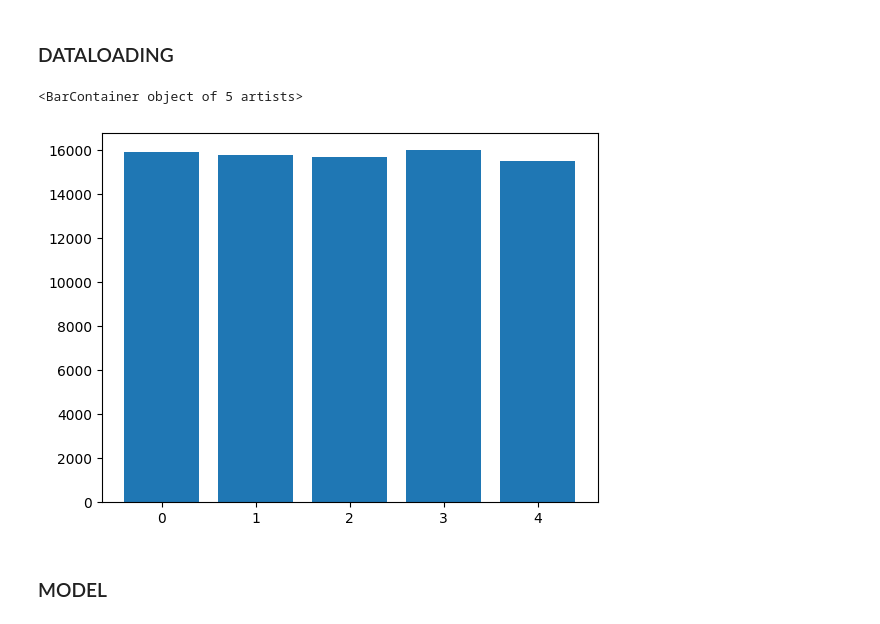
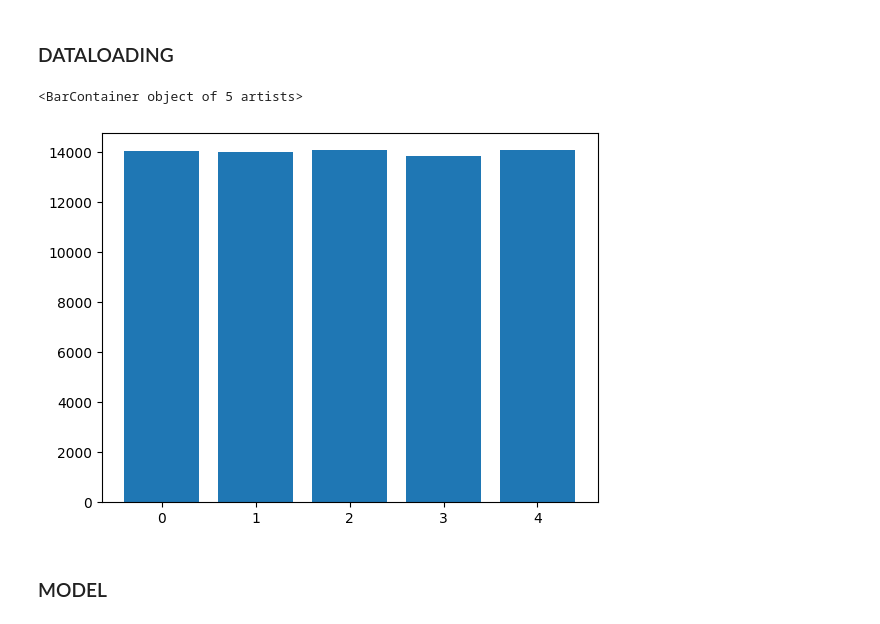
Before and after one commit to xl-Mu/ECG-Heartbeat-Categorization, a Jupyter notebook: CNN Model.ipynb, the cells around one changed output. Drawn from its saved outputs; the diff is of its cells as text; code cells hidden in the pictures.

```diff
--- a/CNN Model.ipynb
+++ b/CNN Model.ipynb
@@ -191,31 +206,20 @@ class ECGDataset(torch.utils.data.Dataset):
 # %%
 X_mean = train_data.iloc[:, :-1].to_numpy().mean()
 X_std = train_data.iloc[:, :-1].to_numpy().std()
+y_np = train_data.iloc[:, -1].to_numpy()
+
+X_norm = train_data.iloc[:, :-1].to_numpy() - X_mean
+X_norm *= 1/X_std
-# %%
-# https://stackoverflow.com/questions/67799246/weighted-random-sampler-oversample-or-undersample
-def undersample_weights(signals, nclasses):
-    n_images = len(signals)
-    # count_per_class = [0] * nclasses
-    _, count_per_class = np.unique(signals.iloc[:, -1], return_counts=True)
-
-    weight_per_class = [0.] * nclasses
-    for i in range(nclasses):
-        weight_per_class[i] = float(n_images) / float(count_per_class[i])
-
-    weights = [0] * n_images
-    for idx, image_class in enumerate(signals.iloc[:, -1]):
-        weights[idx] = weight_per_class[int(image_class)]
-    return weights
 # %%
-train_df, test_df = train_test_split(train_data, test_size=0.1, shuffle=True)
+X_train, X_test, y_train, y_test = train_test_split(X_norm, y_np, test_size=0.2, shuffle=True)
 # %%
 transform_data = transforms.Compose([
-    transforms.ToTensor(),
+    # transforms.ToTensor(),
     transforms.Normalize((X_mean,), (X_std,))
 ])
 
 # Train Dataloader
-ecg_train_dataset = ECGDataset(train_df, transform=transform_data)
+ecg_train_dataset = ECGDataset(X_train, y_train) #, transform=transform_data)
 
 train_weights = torch.DoubleTensor(undersample_weights(ecg_train_dataset.data, 5))
 train_sampler = torch.utils.data.WeightedRandomSampler(train_weights, len(train_weights))
@@ -223,7 +227,7 @@ train_sampler = torch.utils.data.WeightedRandomSampler(train_weights, len(train_
 ECG_train_dataloader = torch.utils.data.DataLoader(ecg_train_dataset, batch_size = 32, sampler=train_sampler)
 
 # Test Dataloader
-ecg_test_dataset = ECGDataset(test_df, transform=transform_data)
+ecg_test_dataset = ECGDataset(X_test, y_test) #, transform=transform_data)
 
 test_weights = torch.DoubleTensor(undersample_weights(ecg_test_dataset.data, 5))
 test_sampler = torch.utils.data.WeightedRandomSampler(test_weights, len(test_weights))
@@ -232,13 +236,16 @@ ECG_test_dataloader = torch.utils.data.DataLoader(ecg_test_dataset, batch_size =
 # %%
 counts = [0] * 5
 for batch_number, batch in enumerate(ECG_train_dataloader):
-    _, outputs = batch
+    inputs, outputs = batch
+    # print(inputs.shape)
+    # print(outputs.shape)
+    # print("-----")
     for output in outputs:
         counts[int(output)] += 1
 plt.bar([0,1,2,3,4], counts)
 # %% [output]
 <BarContainer object of 5 artists>
-[figure, old version]
+[figure, new version]
 # %% [markdown]
 ### MODEL
 # %%
```
Also changed, not shown: parts of 4 cells of this notebook.
